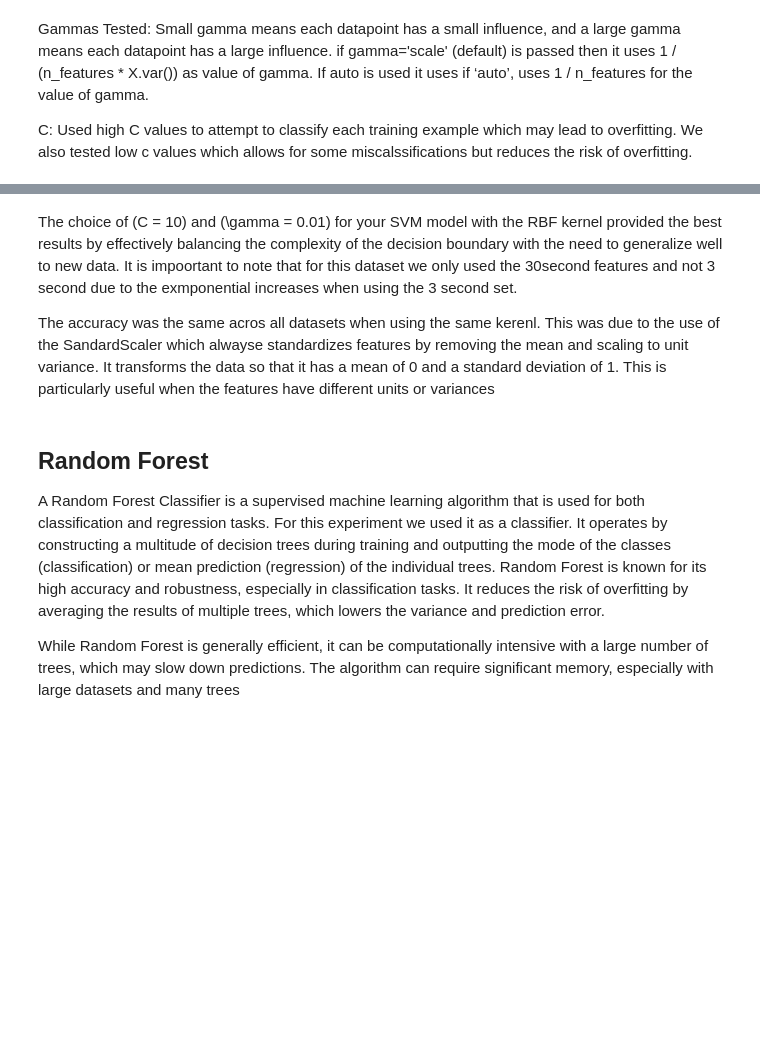
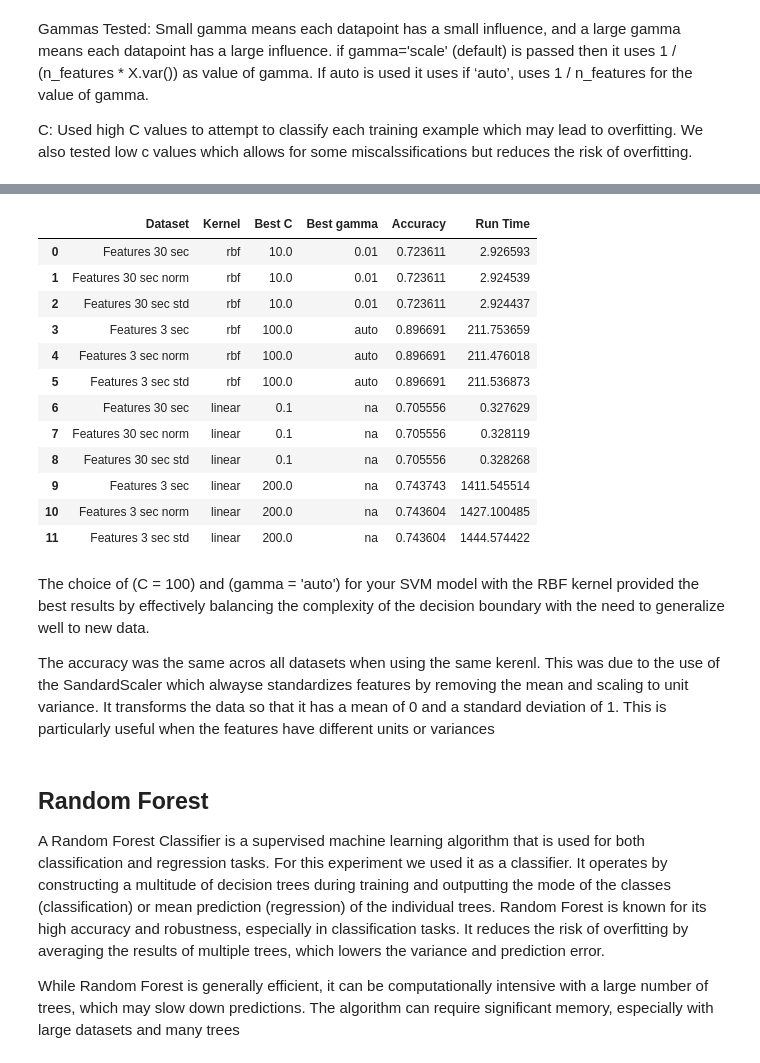
Before and after one commit to ingjacob/CS345_Term_Project, a Jupyter notebook: Jupyter_Notebook/Dataloader.ipynb, the cells around one changed output, grey strips where cells are left out. Drawn from its saved outputs; the diff is of its cells as text; code cells hidden in the pictures; blank space fills up the shorter version.

```diff
--- a/Jupyter_Notebook/Dataloader.ipynb
+++ b/Jupyter_Notebook/Dataloader.ipynb
@@ -399,7 +418,7 @@ C: Used high C values to attempt to classify each training example which may lea
 '''
 # Create grid and choose hyperparameters for each dataset
 gammas = [.001, .01, 1, 10, 100, 'auto', 'scale']
-Cs = [ .01, .1, 1, 10, 100]
+Cs = [ .1, 1, 10, 100, 200]
 
 rbf_svm_param_grid = [
   {'C': Cs,
@@ -472,7 +504,7 @@ svmdf = pd.DataFrame({
         rbf_svm_csv3sec_std_best_estimator_c,
         svm_csv30sec_best_estimator_c,
         svm_csv30sec_norm_best_estimator_c,
-        svm_csv30sec_std_best_estimator_c
+        svm_csv30sec_std_best_estimator_c,
         svm_csv3sec_best_estimator_c,
         svm_csv3sec_norm_best_estimator_c,
         svm_csv3sec_std_best_estimator_c
@@ -492,32 +524,46 @@ svmdf = pd.DataFrame({
         'na'
     ],
     "Accuracy": [
         rbf_svm_csv30sec_accuracy,
         rbf_svm_csv30sec_norm_accuracy,
         rbf_svm_csv30sec_std_accuracy,
         rbf_svm_csv3sec_accuracy,
         rbf_svm_csv3sec_norm_accuracy,
         rbf_svm_csv3sec_std_accuracy,
         svm_csv30sec_accuracy,
         svm_csv30sec_norm_accuracy,
-        svm_csv30sec_std_accuracy
+        svm_csv30sec_std_accuracy,
         svm_csv3sec_accuracy,
         svm_csv3sec_norm_accuracy,
         svm_csv3sec_std_accuracy
     ],
     "Run Time": [
         rbf_svm_csv30sec_time,
         rbf_svm_csv30sec_norm_time,
         rbf_svm_csv30sec_std_time,
         rbf_svm_csv3sec_time,
         rbf_svm_csv3sec_norm_time,
         rbf_svm_csv3sec_std_time,
         svm_csv30sec_time,
         svm_csv30sec_norm_time,
-        svm_csv30sec_std_time
+        svm_csv30sec_std_time,
         svm_csv3sec_time,
         svm_csv3sec_norm_time,
         svm_csv3sec_std_time
     ]
 })
 svmdf
+# %% [output]
+|  | Dataset | Kernel | Best C | Best gamma | Accuracy | Run Time |
+| 0 | Features 30 sec | rbf | 10.0 | 0.01 | 0.723611 | 2.926593 |
+| 1 | Features 30 sec norm | rbf | 10.0 | 0.01 | 0.723611 | 2.924539 |
+| 2 | Features 30 sec std | rbf | 10.0 | 0.01 | 0.723611 | 2.924437 |
+| 3 | Features 3 sec | rbf | 100.0 | auto | 0.896691 | 211.753659 |
+| 4 | Features 3 sec norm | rbf | 100.0 | auto | 0.896691 | 211.476018 |
+| 5 | Features 3 sec std | rbf | 100.0 | auto | 0.896691 | 211.536873 |
+| 6 | Features 30 sec | linear | 0.1 | na | 0.705556 | 0.327629 |
+| 7 | Features 30 sec norm | linear | 0.1 | na | 0.705556 | 0.328119 |
+| 8 | Features 30 sec std | linear | 0.1 | na | 0.705556 | 0.328268 |
+| 9 | Features 3 sec | linear | 200.0 | na | 0.743743 | 1411.545514 |
+| 10 | Features 3 sec norm | linear | 200.0 | na | 0.743604 | 1427.100485 |
+| 11 | Features 3 sec std | linear | 200.0 | na | 0.743604 | 1444.574422 |
@@ -531,5 +570,5 @@ svm_n_hyperparameters_gamma = 7
 # %% [markdown]
-The choice of (C = 10) and (\gamma = 0.01) for your SVM model with the RBF kernel provided the best results by effectively balancing the complexity of the decision boundary with the need to generalize well to new data. It is impoortant to note that for this dataset we only used the 30second features and not 3 second due to the exmponential increases when using the 3 second set.
+The choice of (C = 100) and (gamma = 'auto') for your SVM model with the RBF kernel provided the best results by effectively balancing the complexity of the decision boundary with the need to generalize well to new data.
 
 The accuracy was the same acros all datasets when using the same kerenl. This was due to the use of the SandardScaler which alwayse standardizes features by removing the mean and scaling to unit variance. It transforms the data so that it has a mean of 0 and a standard deviation of 1. This is particularly useful when the features have different units or variances
 # %% [markdown]
```
Also changed, not shown: parts of 31 cells of this notebook.
